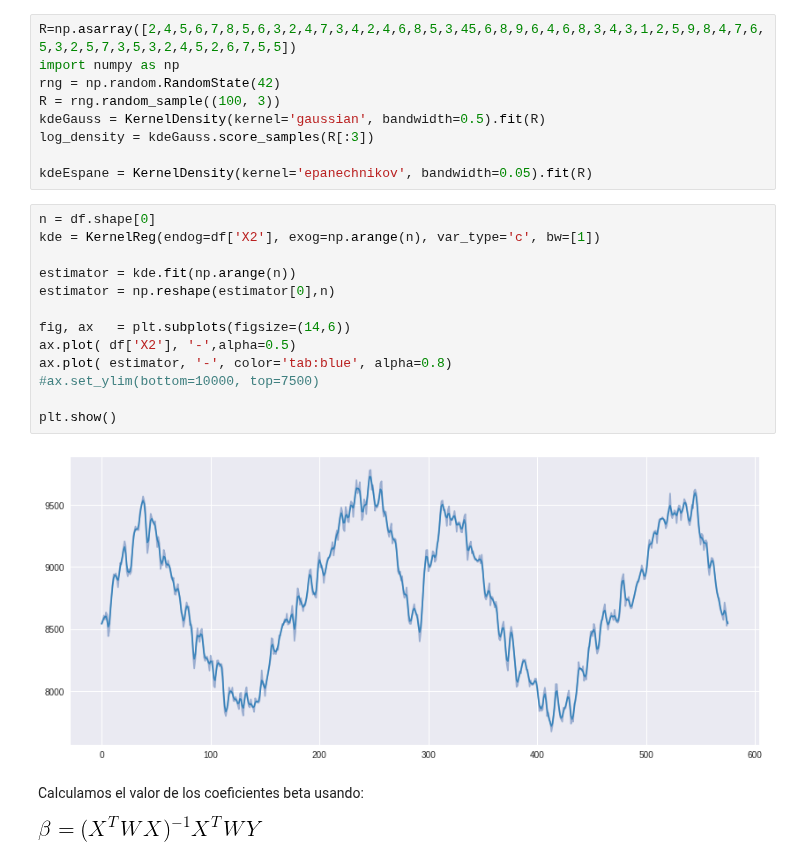
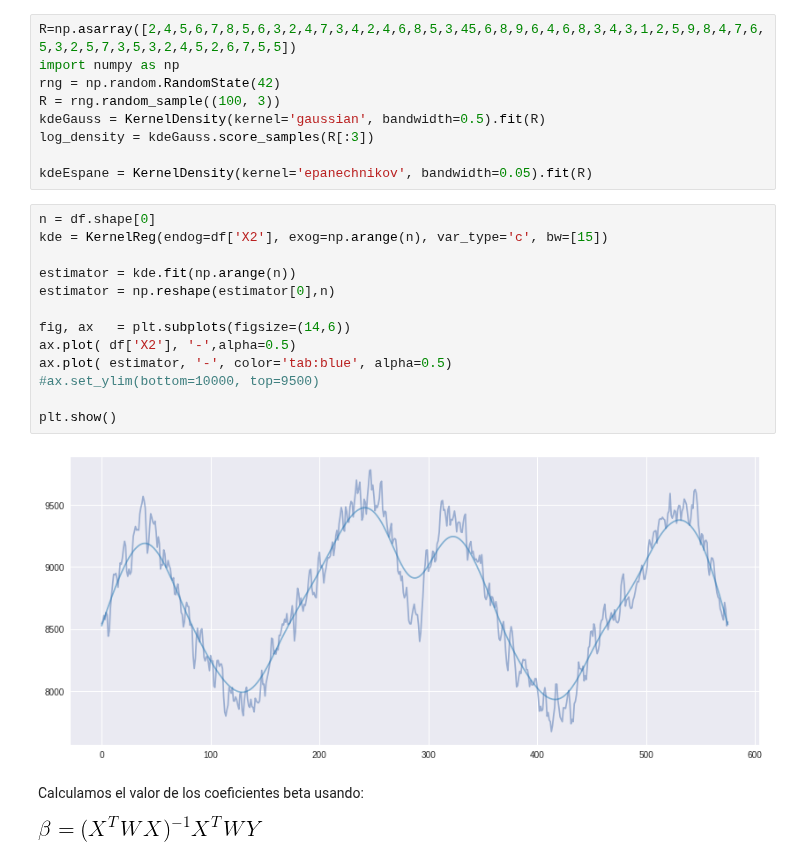
Before and after one commit to urieliram/statistical, a Jupyter notebook: Tarea6.ipynb, the cells around one changed output. Saved outputs shown, nothing was run; the diff lists cells and outputs as text.

```diff
--- a/Tarea6.ipynb
+++ b/Tarea6.ipynb
@@ -53,19 +55,19 @@ log_density = kdeGauss.score_samples(R[:3])
 kdeEspane = KernelDensity(kernel='epanechnikov', bandwidth=0.05).fit(R)
 # %%
 n = df.shape[0]
-kde = KernelReg(endog=df['X2'], exog=np.arange(n), var_type='c', bw=[1])
+kde = KernelReg(endog=df['X2'], exog=np.arange(n), var_type='c', bw=[15])
 
 estimator = kde.fit(np.arange(n))
 estimator = np.reshape(estimator[0],n)
 
 fig, ax   = plt.subplots(figsize=(14,6))
 ax.plot( df['X2'], '-',alpha=0.5)
-ax.plot( estimator, '-', color='tab:blue', alpha=0.8)
-#ax.set_ylim(bottom=10000, top=7500)
+ax.plot( estimator, '-', color='tab:blue', alpha=0.5)
+#ax.set_ylim(bottom=10000, top=9500)
 
 plt.show()
 # %% [output]
-[figure, old version]
+[figure, new version]
 # %% [markdown]
 Calculamos el valor de los coeficientes beta usando:
 
```
Also changed, not shown: parts of 1 cell of this notebook.
